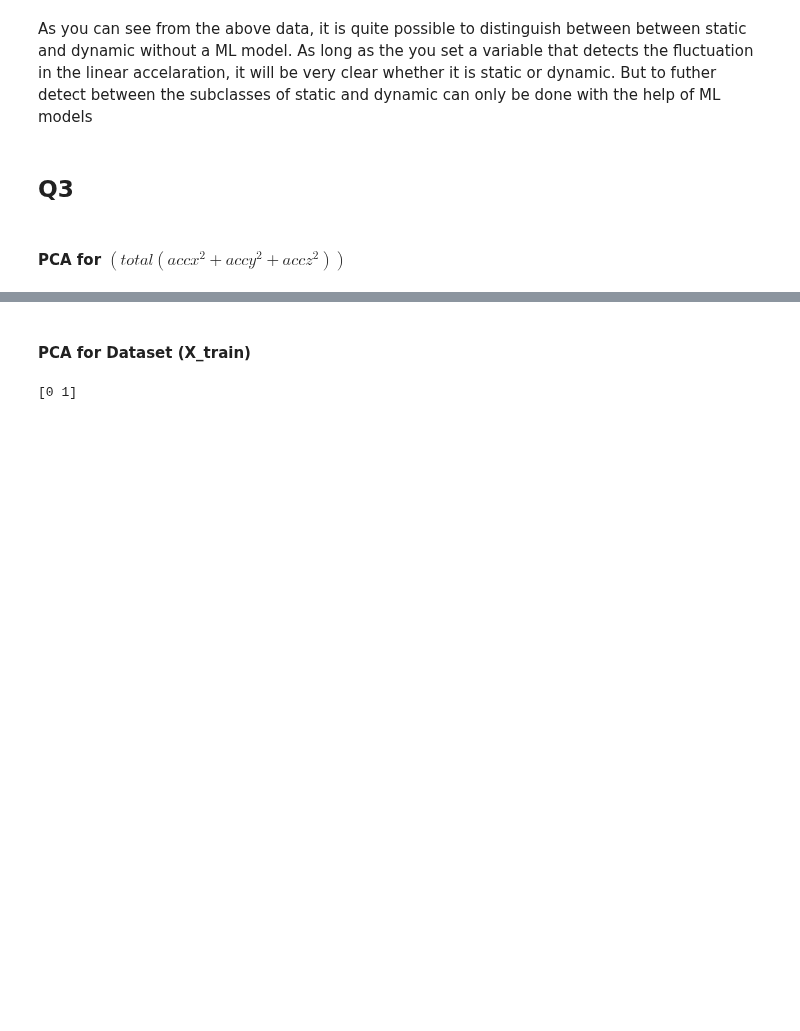
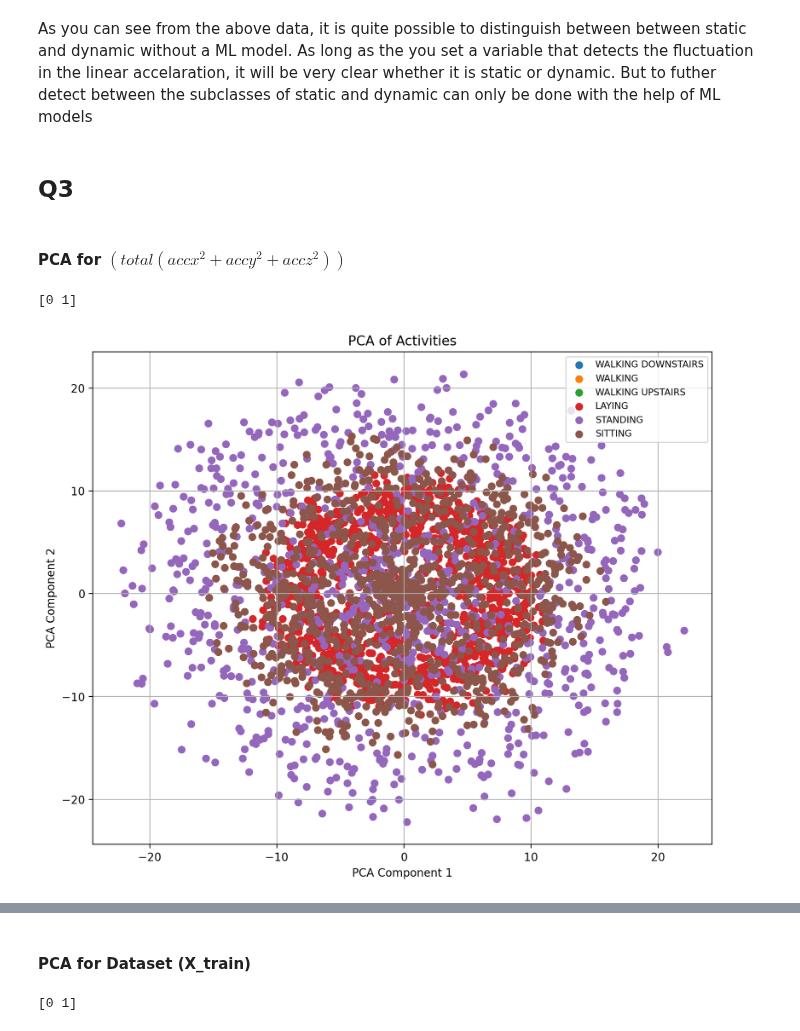
Before and after one commit to shadowscythe03/es335-24-fall-assignment-1, a Jupyter notebook: Task_1.ipynb, the cells around one changed output, grey strips where cells are left out. Cells and saved outputs as stored; diff of their text form; code cells hidden in the pictures; blank space fills up the shorter version.

```diff
--- a/Task_1.ipynb
+++ b/Task_1.ipynb
@@ -73,3 +69,53 @@ As you can see from the above data, it is quite possible to distinguish between
 ## Q3
 # %% [markdown]
 #### PCA for $(total(accx^2 + accy^2 + accz^2))$
+# %%
+total_acc_x_df = pd.read_csv(os.path.join("./HAR/UCI HAR Dataset/train/Inertial Signals", "total_acc_x_train.txt"), sep='\s+', header=None)
+total_acc_y_df = pd.read_csv(os.path.join("./HAR/UCI HAR Dataset/train/Inertial Signals", "total_acc_y_train.txt"), sep='\s+', header=None)
+total_acc_z_df = pd.read_csv(os.path.join("./HAR/UCI HAR Dataset/train/Inertial Signals", "total_acc_z_train.txt"), sep='\s+', header=None)
+y_train_df = pd.read_csv(os.path.join("./HAR/UCI HAR Dataset/train", "y_train.txt"), sep='\s+', header=None)
+X_train_df = total_acc_x_df**2 +total_acc_y_df**2 +total_acc_z_df**2
+# Standardize features: mean center and scale by standard deviation
+X = X_train_df.values
+mean = np.mean(X, axis=0)
+std_dev = np.std(X, axis=0)
+X_standardized = (X - mean) / std_dev
+
+# Apply SVD
+U, S, VT = np.linalg.svd(X_standardized)
+
+# Get the top 2 principal components
+PC_indices = np.argsort(S)[-2:][::-1]
+print(PC_indices)
+principal_components = VT[PC_indices]
+# Project data onto the first 2 principal components
+X_pca = np.dot(X_standardized, principal_components.T)
+
+# Create a DataFrame with PCA results and labels
+pca_df = pd.DataFrame(data=X_pca, columns=['PCA1', 'PCA2'])
+pca_df['activity'] = y_train_df.values
+# Mapping names to values (1,2,3,4,5,6) : (LAYING,SITTING,STANDING,WALKING,WALKING_DOWNSTAIRS,WALKING_UPSTAIRS)
+activity_mapping = {
+    1: 'LAYING',
+    2: 'SITTING',
+    3: 'STANDING',
+    4: 'WALKING',
+    5: 'WALKING DOWNSTAIRS',
+    6: 'WALKING UPSTAIRS'
+}
+pca_df['activity'] = pca_df['activity'].map(activity_mapping)
+# Plotting
+plt.figure(figsize=(10, 8))
+for activity in pca_df['activity'].unique():
+    subset = pca_df[pca_df['activity'] == activity]
+    plt.scatter(subset['PCA1'], subset['PCA2'], label=activity)
+
+plt.xlabel('PCA Component 1')
+plt.ylabel('PCA Component 2')
+plt.title('PCA of Activities')
+plt.legend(loc='best', fontsize='small')
+plt.grid(True)
+plt.show()
+# %% [output]
+[0 1]
+[figure, added]
```
Also changed, not shown: parts of 9 cells of this notebook.
